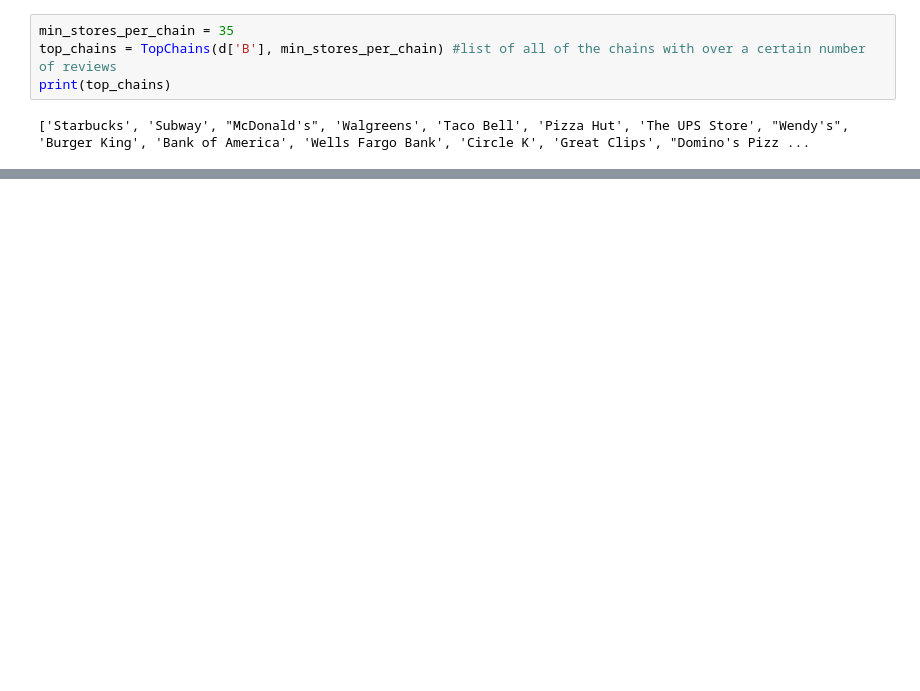
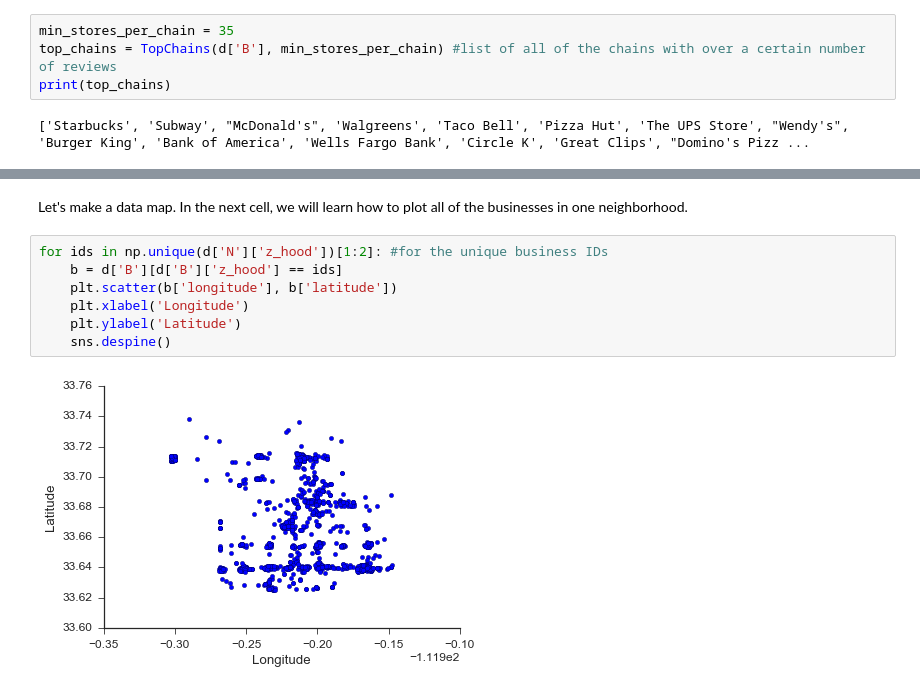
Before and after one commit to franklinmarsh/jac_project, a Jupyter notebook: yelp_zillow.ipynb, the cells around one changed output, grey strips where cells are left out. Cells and saved outputs as stored; diff of their text form; blank space fills up the shorter version.

```diff
--- a/yelp_zillow.ipynb
+++ b/yelp_zillow.ipynb
@@ -96,0 +167,11 @@ print(top_chains)
+# %% [markdown]
+Let's make a data map. In the next cell, we will learn how to plot all of the businesses in one neighborhood.
+# %%
+for ids in np.unique(d['N']['z_hood'])[1:2]: #for the unique business IDs
+    b = d['B'][d['B']['z_hood'] == ids]
+    plt.scatter(b['longitude'], b['latitude'])
+    plt.xlabel('Longitude')
+    plt.ylabel('Latitude')
+    sns.despine()
+# %% [output]
+[figure, added]
```
Also changed, not shown: parts of 18 cells of this notebook, 3 other files.
